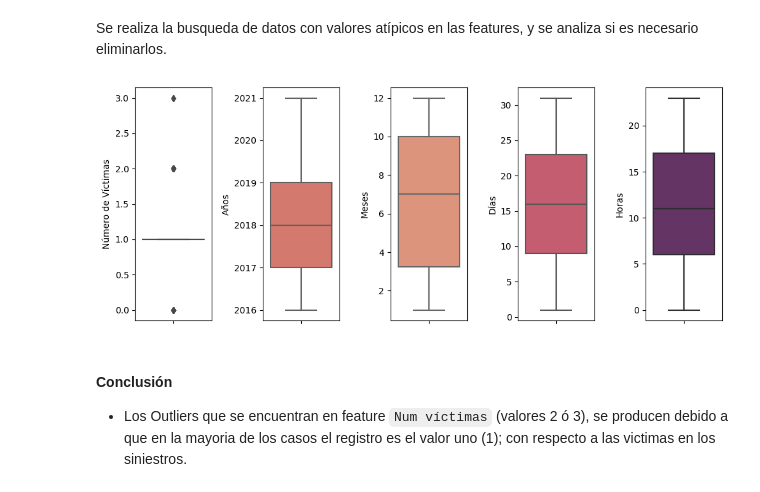
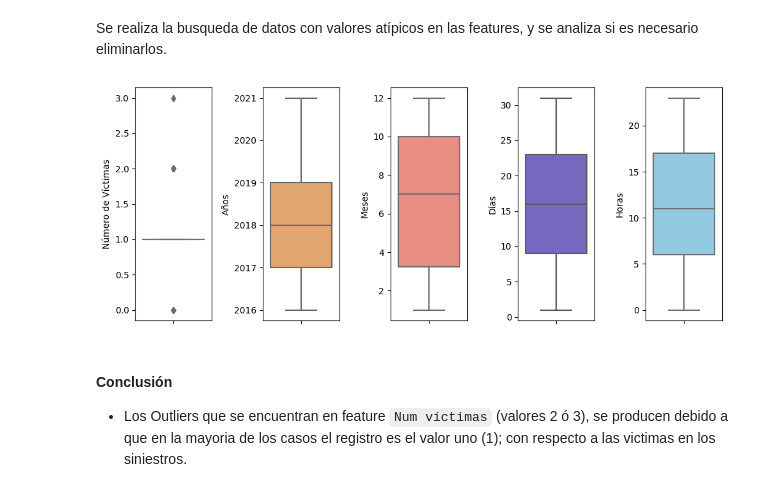
Before and after one commit to JimeFioni/PI-02-Siniestros-Viales, a Jupyter notebook: EDA.ipynb, the cells around one changed output. Drawn from its saved outputs; the diff is of its cells as text; code cells hidden in the pictures.

```diff
--- a/EDA.ipynb
+++ b/EDA.ipynb
@@ -33,34 +33,34 @@ Se realiza la busqueda de datos con valores atípicos en las features, y se anal
 # %%
 # Ajustar el tamaño de la figura
 plt.figure(figsize=(10, 4))
 
 # Crear subplots para los gráficos
 plt.subplot(1, 5, 1)
-sns.boxplot(data=df, y='Num víctimas', color = "#b43c6c")
+sns.boxplot(data=df, y='Num víctimas', color = "#FA8072")
 plt.ylabel('Número de Víctimas')
 
 plt.subplot(1, 5, 2)
-sns.boxplot(data=df, y='Año', color = "#e46c5c")
+sns.boxplot(data=df, y='Año', color = "#F4A460")
 plt.ylabel('Años')
 
 plt.subplot(1, 5, 3)
-sns.boxplot(data=df, y='Mes', color = "#ec8c6c")
+sns.boxplot(data=df, y='Mes', color = "#FA8072")
 plt.ylabel('Meses')
 
 plt.subplot(1, 5, 4)
-sns.boxplot(data=df, y='Día', color = "#d44c64")
+sns.boxplot(data=df, y='Día', color = "#6A5ACD")
 plt.ylabel('Días')
 
 plt.subplot(1, 5, 5)
-sns.boxplot(data=df, y='Hora', color = "#6c2c6c")
+sns.boxplot(data=df, y='Hora', color = "#87CEEB")
 plt.ylabel('Horas')
 
 # Ajustar espaciado entre subplots
 plt.tight_layout()
 
 plt.show()
 # %% [output]
-[figure, old version]
+[figure, new version]
 # %% [markdown]
 #### **Conclusión**
 - Los Outliers que se encuentran en feature `Num víctimas` (valores 2 ó 3), se producen debido a que en la mayoria de los casos el registro es el valor uno (1); con respecto a las victimas en los siniestros.
```
Also changed, not shown: parts of 15 cells of this notebook.
